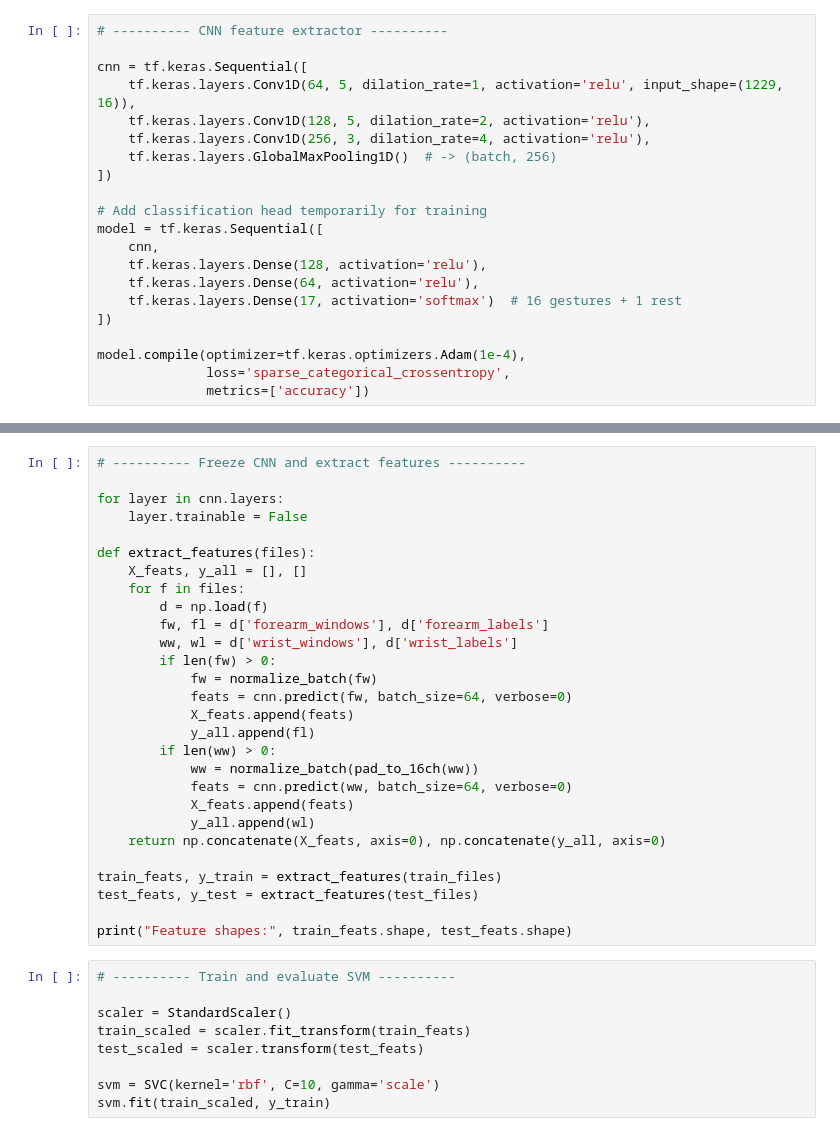
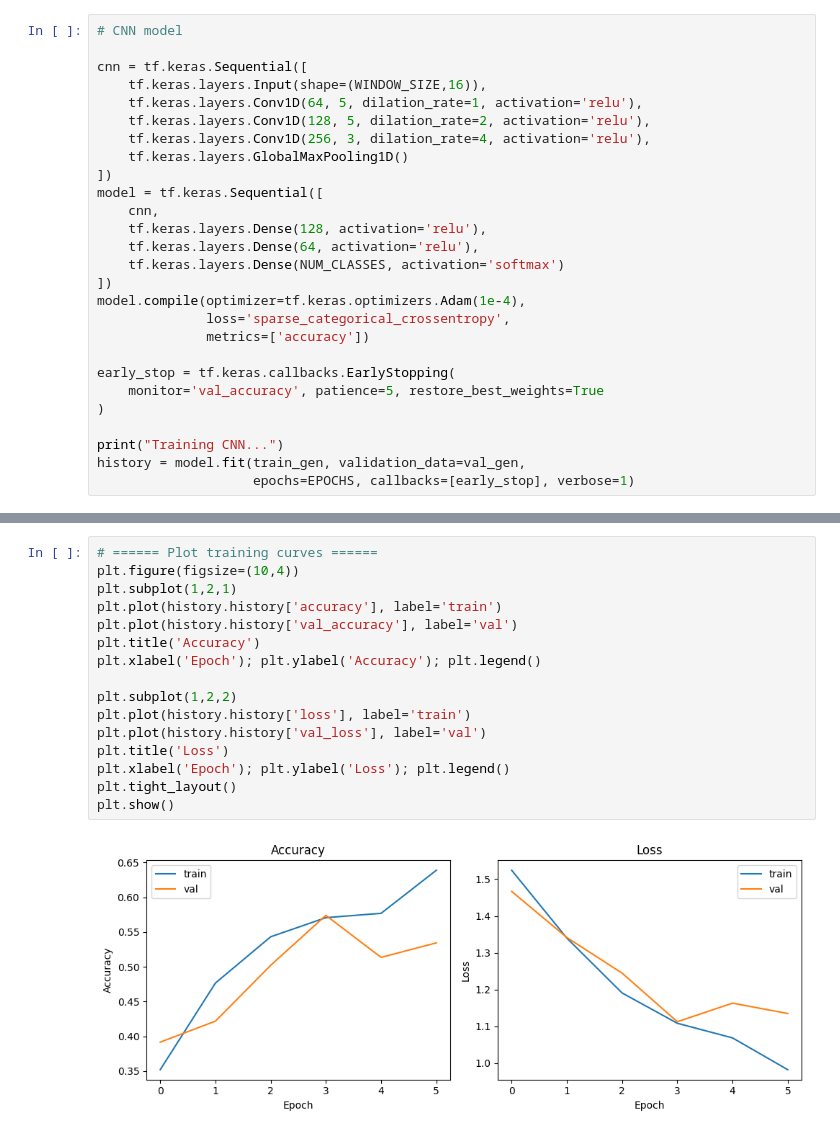
Before and after one commit to dimjov/EmgML, a Jupyter notebook: B.ipynb, the cells around one changed output, grey strips where cells are left out. Saved outputs shown, nothing was run; the diff lists cells and outputs as text.

```diff
--- a/B.ipynb
+++ b/B.ipynb
@@ -65,21 +120,27 @@ class EMGDataGenerator(tf.keras.utils.Sequence):
 # %%
-# ---------- CNN feature extractor ----------
+# CNN model
 
 cnn = tf.keras.Sequential([
-    tf.keras.layers.Conv1D(64, 5, dilation_rate=1, activation='relu', input_shape=(1229, 16)),
+    tf.keras.layers.Input(shape=(WINDOW_SIZE,16)),
+    tf.keras.layers.Conv1D(64, 5, dilation_rate=1, activation='relu'),
     tf.keras.layers.Conv1D(128, 5, dilation_rate=2, activation='relu'),
     tf.keras.layers.Conv1D(256, 3, dilation_rate=4, activation='relu'),
-    tf.keras.layers.GlobalMaxPooling1D()  # -> (batch, 256)
+    tf.keras.layers.GlobalMaxPooling1D()
 ])
-
-# Add classification head temporarily for training
 model = tf.keras.Sequential([
     cnn,
     tf.keras.layers.Dense(128, activation='relu'),
     tf.keras.layers.Dense(64, activation='relu'),
-    tf.keras.layers.Dense(17, activation='softmax')  # 16 gestures + 1 rest
+    tf.keras.layers.Dense(NUM_CLASSES, activation='softmax')
 ])
-
 model.compile(optimizer=tf.keras.optimizers.Adam(1e-4),
               loss='sparse_categorical_crossentropy',
               metrics=['accuracy'])
+
+early_stop = tf.keras.callbacks.EarlyStopping(
+    monitor='val_accuracy', patience=5, restore_best_weights=True
+)
+
+print("Training CNN...")
+history = model.fit(train_gen, validation_data=val_gen,
+                    epochs=EPOCHS, callbacks=[early_stop], verbose=1)
@@ -104,37 +161,18 @@ Epoch 1/10
-# %%
-# ---------- Freeze CNN and extract features ----------
-
-for layer in cnn.layers:
-    layer.trainable = False
-
-def extract_features(files):
-    X_feats, y_all = [], []
-    for f in files:
-        d = np.load(f)
-        fw, fl = d['forearm_windows'], d['forearm_labels']
-        ww, wl = d['wrist_windows'], d['wrist_labels']
-        if len(fw) > 0:
-            fw = normalize_batch(fw)
-            feats = cnn.predict(fw, batch_size=64, verbose=0)
-            X_feats.append(feats)
-            y_all.append(fl)
-        if len(ww) > 0:
-            ww = normalize_batch(pad_to_16ch(ww))
-            feats = cnn.predict(ww, batch_size=64, verbose=0)
-            X_feats.append(feats)
-            y_all.append(wl)
-    return np.concatenate(X_feats, axis=0), np.concatenate(y_all, axis=0)
-
-train_feats, y_train = extract_features(train_files)
-test_feats, y_test = extract_features(test_files)
-
-print("Feature shapes:", train_feats.shape, test_feats.shape)
-# %%
-# ---------- Train and evaluate SVM ----------
-
-scaler = StandardScaler()
-train_scaled = scaler.fit_transform(train_feats)
-test_scaled = scaler.transform(test_feats)
-
-svm = SVC(kernel='rbf', C=10, gamma='scale')
-svm.fit(train_scaled, y_train)
+# %%
+# ====== Plot training curves ======
+plt.figure(figsize=(10,4))
+plt.subplot(1,2,1)
+plt.plot(history.history['accuracy'], label='train')
+plt.plot(history.history['val_accuracy'], label='val')
+plt.title('Accuracy')
+plt.xlabel('Epoch'); plt.ylabel('Accuracy'); plt.legend()
+
+plt.subplot(1,2,2)
+plt.plot(history.history['loss'], label='train')
+plt.plot(history.history['val_loss'], label='val')
+plt.title('Loss')
+plt.xlabel('Epoch'); plt.ylabel('Loss'); plt.legend()
+plt.tight_layout()
+plt.show()
+# %% [output]
+[figure, added]
```
Also changed, not shown: parts of 25 cells of this notebook, 1 other file.
